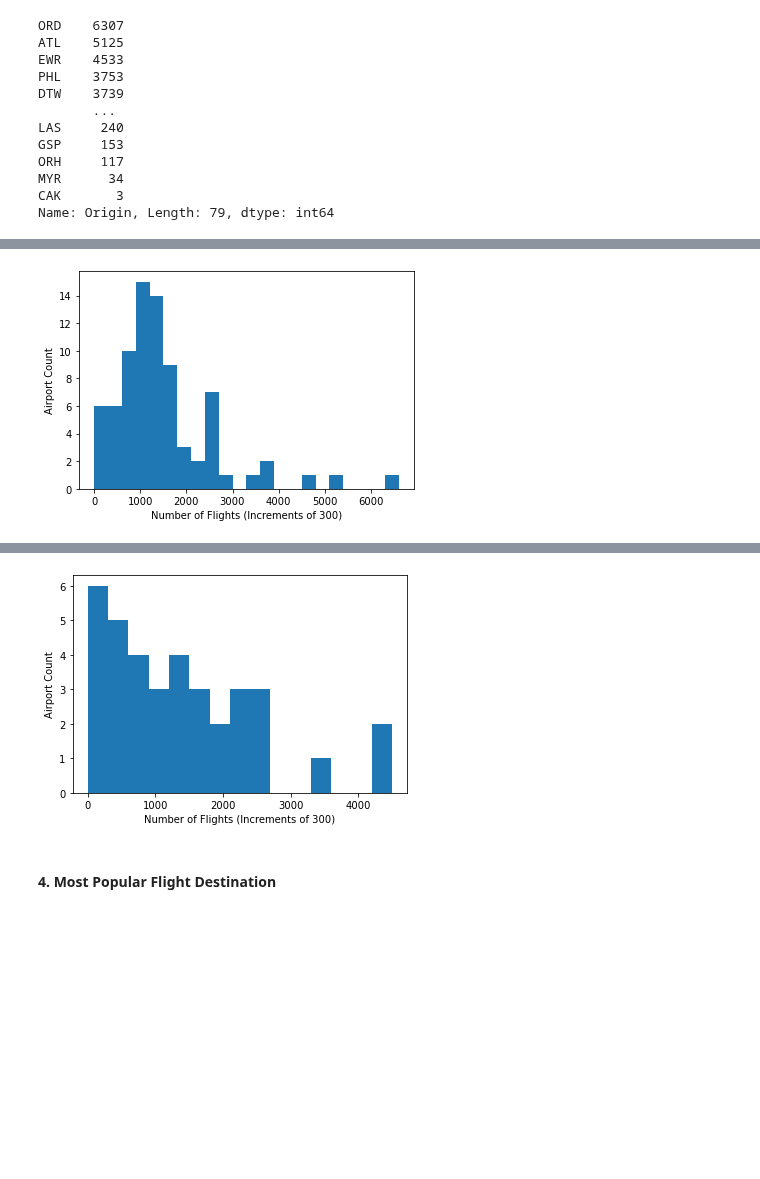
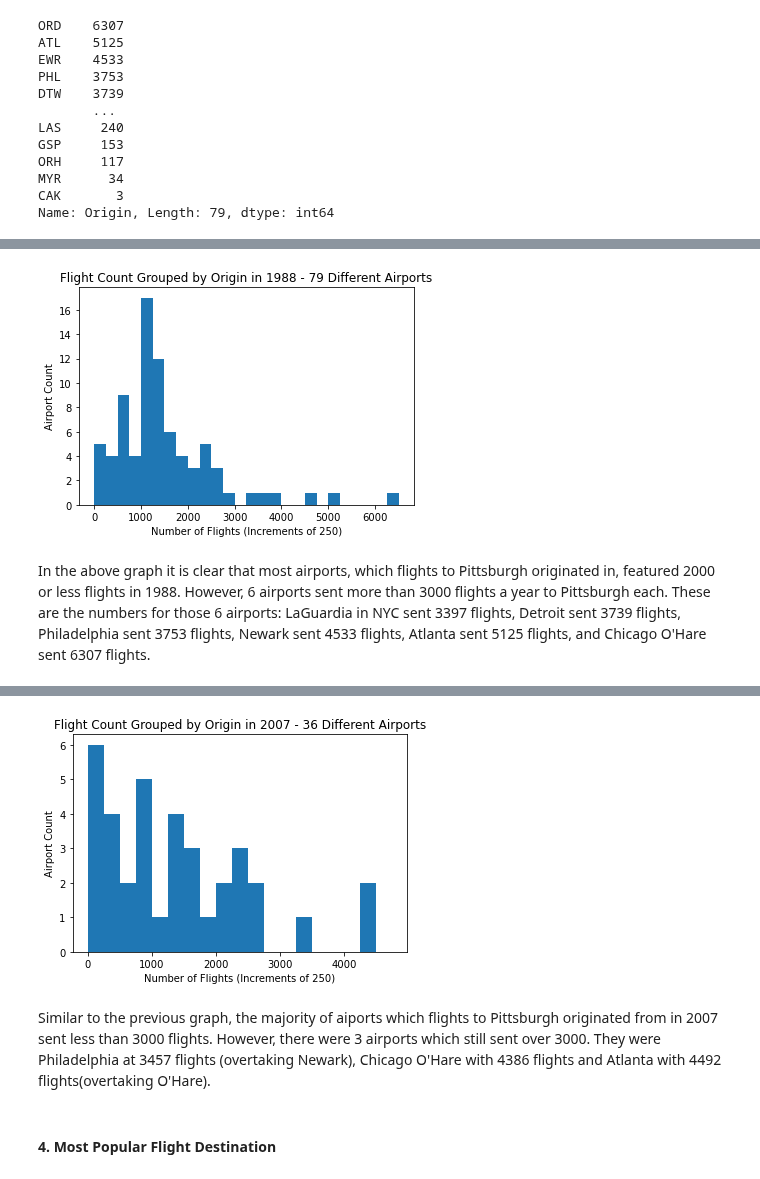
Before and after one commit to Miles-Murphy/vis_final_project, a Jupyter notebook: project_draft.ipynb, the cells around one changed output, grey strips where cells are left out. Drawn from its saved outputs; the diff is of its cells as text; code cells hidden in the pictures; blank space fills up the shorter version.

Commit message:
Updated flight origination figures and summary comments

```diff
--- a/project_draft.ipynb
+++ b/project_draft.ipynb
@@ -915,10 +929,13 @@ Name: Origin, Length: 79, dtype: int64
 # %%
-bins = np.arange(0, origins88.max() + 300, 300)
+bins = np.arange(0, origins88.max() + 300, 250)
 plt.hist(origins88, bins = bins)
-plt.xlabel('Number of Flights (Increments of 300)')
-plt.ylabel('Airport Count');
+plt.xlabel('Number of Flights (Increments of 250)')
+plt.ylabel('Airport Count')
+plt.title('Flight Count Grouped by Origin in 1988 - 79 Different Airports');
 # %% [output]
-[figure, old version]
+[figure, new version]
+# %% [markdown]
+In the above graph it is clear that most airports, which flights to Pittsburgh originated in, featured 2000 or less flights in 1988.  However, 6 airports sent more than 3000 flights a year to Pittsburgh each. These are the numbers for those 6 airports: LaGuardia in NYC sent 3397 flights, Detroit sent 3739 flights, Philadelphia sent 3753 flights, Newark sent 4533 flights, Atlanta sent 5125 flights, and Chicago O'Hare sent 6307 flights.
 # %%
 origins07 = pgh_flights_07.query("Origin != 'PIT'").Origin.value_counts()
 # %%
@@ -943,12 +960,15 @@ SAN      12
 Name: Origin, dtype: int64
 36 origins
 # %%
-bins = np.arange(0, origins07.max() + 300, 300)
+bins = np.arange(0, origins07.max() + 300, 250)
 plt.hist(origins07, bins = bins)
-plt.xlabel('Number of Flights (Increments of 300)')
-plt.ylabel('Airport Count');
+plt.xlabel('Number of Flights (Increments of 250)')
+plt.ylabel('Airport Count')
+plt.title('Flight Count Grouped by Origin in 2007 - 36 Different Airports');
 # %% [output]
-[figure, old version]
+[figure, new version]
+# %% [markdown]
+Similar to the previous graph, the majority of aiports which flights to Pittsburgh originated from in 2007 sent less than 3000 flights. However, there were 3 airports which still sent over 3000. They were Philadelphia at 3457 flights (overtaking Newark), Chicago O'Hare with 4386 flights and Atlanta with 4492 flights(overtaking O'Hare).
 # %% [markdown]
 #### 4. Most Popular Flight Destination
 # %%
```
Also changed, not shown: parts of 3 cells of this notebook.
